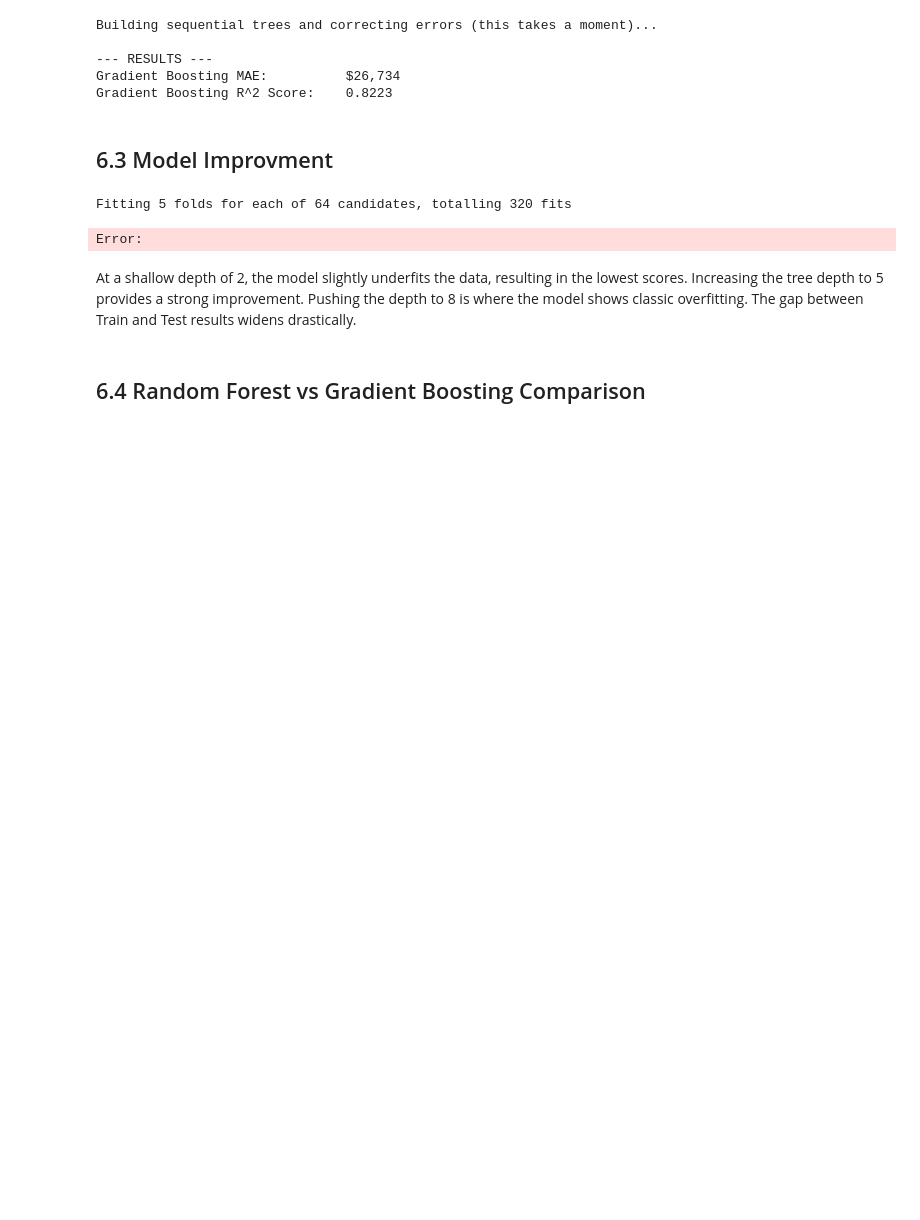
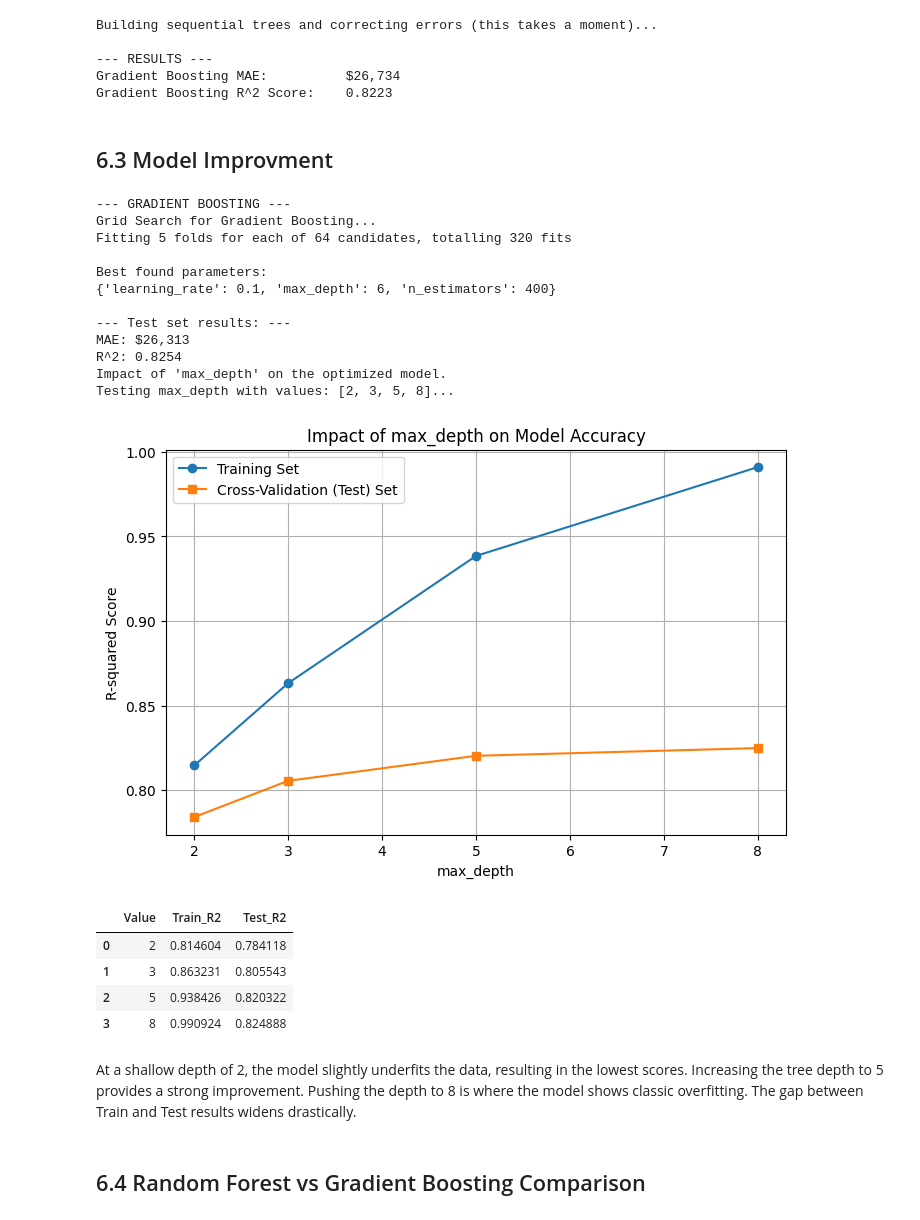
Before and after one commit to Projekty-IiE/NeuralEnjoyers, a Jupyter notebook: ML_Regression/ML_Regression.ipynb, the cells around one changed output. Drawn from its saved outputs; the diff is of its cells as text; code cells hidden in the pictures; blank space fills up the shorter version.

Commit message:
Regresion test

```diff
--- a/ML_Regression/ML_Regression.ipynb
+++ b/ML_Regression/ML_Regression.ipynb
@@ -535,35 +545,51 @@ print("Grid Search for Gradient Boosting...")
 
 grid_search_gbr.fit(X_train, y_train)
 
 # saving the best model
 
 best_gbr_model = grid_search_gbr.best_estimator_
 
 print("\nBest found parameters:")
 print(grid_search_gbr.best_params_)
 
-bgr_final_preds = best_gbr_model.predict(X_test)
+gbr_final_preds = best_gbr_model.predict(X_test)
 
 print("\n--- Test set results: ---")
 print(f"MAE: ${mean_absolute_error(y_test, gbr_final_preds):,.0f}")
 print(f"R^2: {r2_score(y_test, gbr_final_preds):.4f}")
 
 # analysis of tree depth impact on the optimized model
 
 print("Impact of 'max_depth' on the optimized model.")
 
 gbr_results = run_sklearn_experiment(
     model=best_gbr_model,
     param_name='max_depth',
     param_values=[2, 3, 5, 8],
     X_train=X_train,
     y_train=y_train
 )
 
 display(gbr_results)
 # %% [output]
+--- GRADIENT BOOSTING ---
+Grid Search for Gradient Boosting...
 Fitting 5 folds for each of 64 candidates, totalling 320 fits
+
+Best found parameters:
+{'learning_rate': 0.1, 'max_depth': 6, 'n_estimators': 400}
+
+--- Test set results: ---
+MAE: $26,313
+R^2: 0.8254
+Impact of 'max_depth' on the optimized model.
+Testing max_depth with values: [2, 3, 5, 8]...
-Error:
+[figure, added]
+|  | Value | Train_R2 | Test_R2 |
+| 0 | 2 | 0.814604 | 0.784118 |
+| 1 | 3 | 0.863231 | 0.805543 |
+| 2 | 5 | 0.938426 | 0.820322 |
+| 3 | 8 | 0.990924 | 0.824888 |
 # %% [markdown]
 At a shallow depth of 2, the model slightly underfits the data, resulting in the lowest scores. Increasing the tree depth to 5 provides a strong improvement. Pushing the depth to 8 is where the model shows classic overfitting. The gap between Train and Test results widens drastically.
 # %% [markdown]
```
Also changed, not shown: parts of 5 cells of this notebook, 3 other files.
